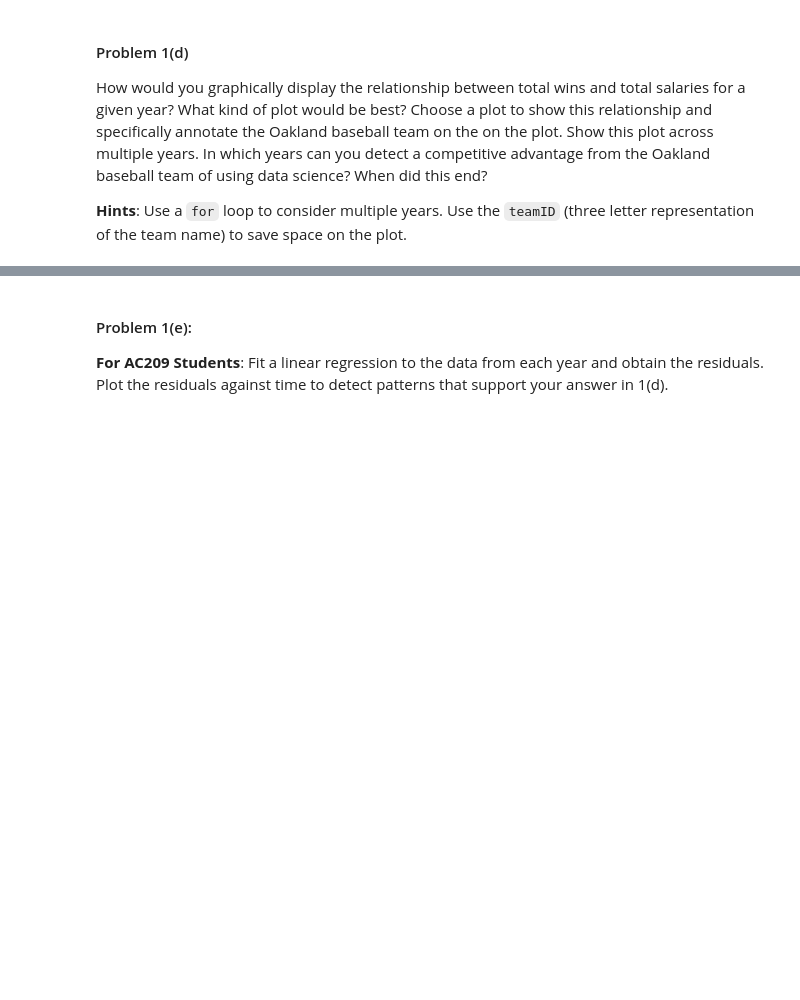
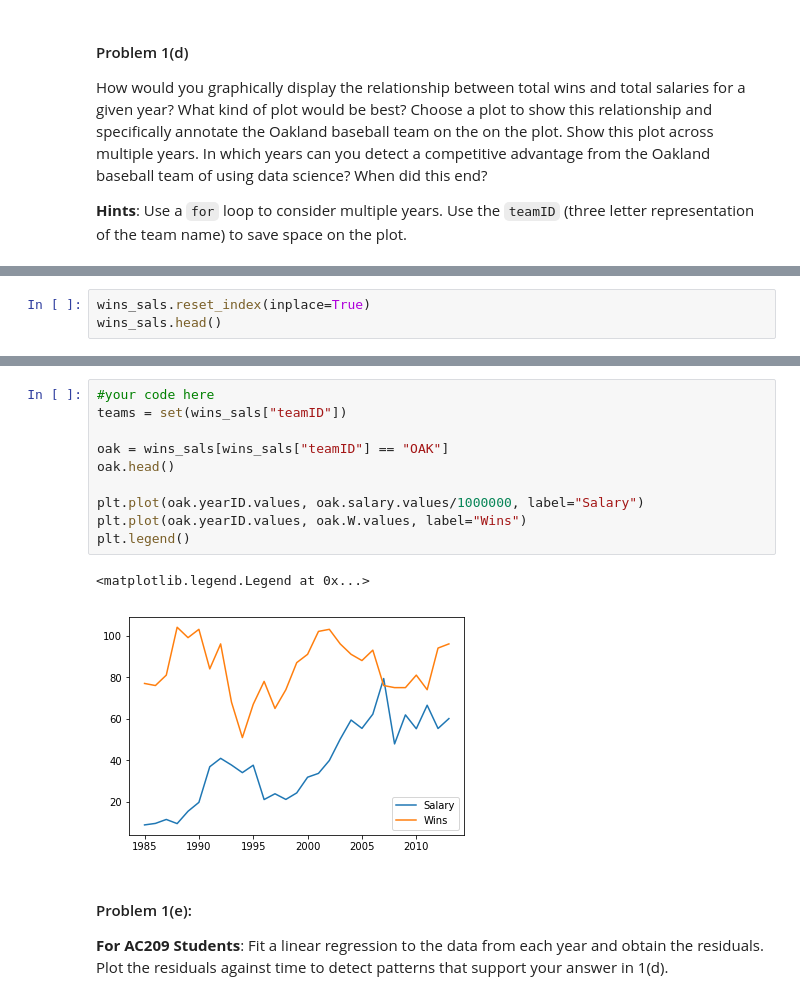
Before and after one commit to fergusio/cs109-2015, a Jupyter notebook: homework/HW1.ipynb, the cells around one changed output, grey strips where cells are left out. Saved outputs shown, nothing was run; the diff lists cells and outputs as text; blank space fills up the shorter version.

```diff
--- a/homework/HW1.ipynb
+++ b/homework/HW1.ipynb
@@ -186,0 +185,3 @@ plt.hist(oak["W"],bins=5);
+# %%
+wins_sals.reset_index(inplace=True)
+wins_sals.head()
@@ -187,3 +195,16 @@ plt.hist(oak["W"],bins=5);
+# %%
+#your code here
+teams = set(wins_sals["teamID"])
+
+oak = wins_sals[wins_sals["teamID"] == "OAK"]
+oak.head()
+
+plt.plot(oak.yearID.values, oak.salary.values/1000000, label="Salary")
+plt.plot(oak.yearID.values, oak.W.values, label="Wins")
+plt.legend()
+# %% [output]
+<matplotlib.legend.Legend at 0x...>
+[figure, added]
 # %% [markdown]
 #### Problem 1(e):
 
```
Also changed, not shown: parts of 4 cells of this notebook.
